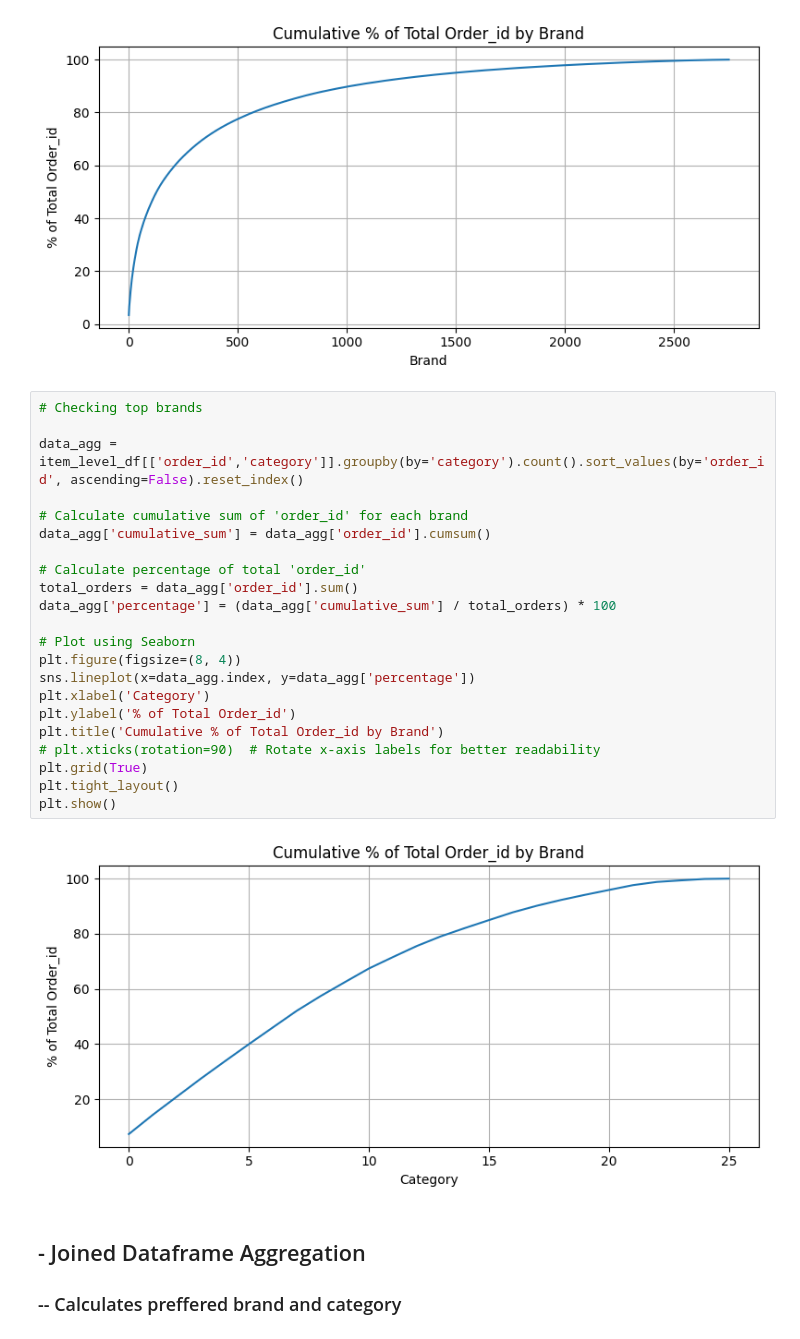
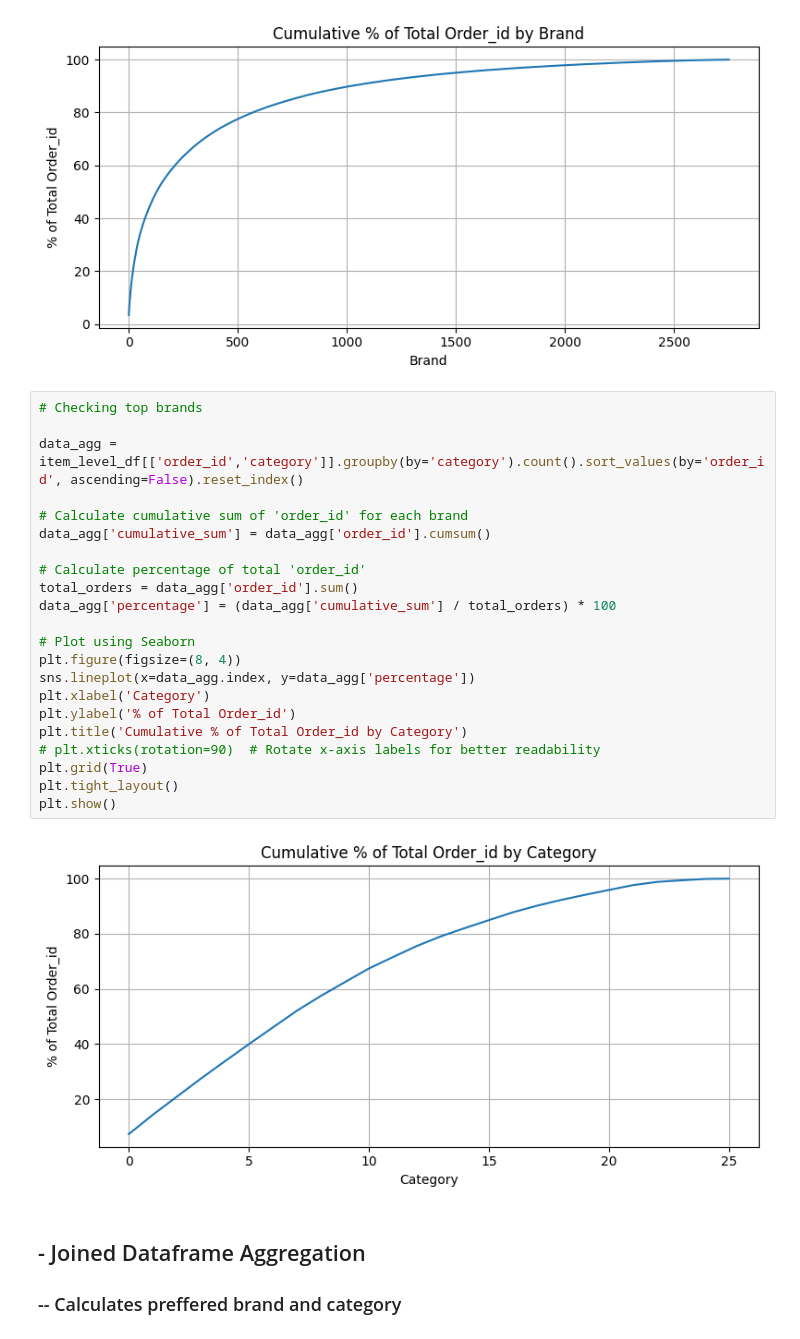
Before and after one commit to wjdals210/clv-the-look, a Jupyter notebook: notebooks/JeongminLee_nb.ipynb, the cells around one changed output. Drawn from its saved outputs; the diff is of its cells as text.

```diff
--- a/notebooks/JeongminLee_nb.ipynb
+++ b/notebooks/JeongminLee_nb.ipynb
@@ -282,27 +282,27 @@ plt.show()
 # %%
 # Checking top brands
 
 data_agg = item_level_df[['order_id','category']].groupby(by='category').count().sort_values(by='order_id', ascending=False).reset_index()
 
 # Calculate cumulative sum of 'order_id' for each brand
 data_agg['cumulative_sum'] = data_agg['order_id'].cumsum()
 
 # Calculate percentage of total 'order_id'
 total_orders = data_agg['order_id'].sum()
 data_agg['percentage'] = (data_agg['cumulative_sum'] / total_orders) * 100
 
 # Plot using Seaborn
 plt.figure(figsize=(8, 4))
 sns.lineplot(x=data_agg.index, y=data_agg['percentage'])
 plt.xlabel('Category')
 plt.ylabel('% of Total Order_id')
-plt.title('Cumulative % of Total Order_id by Brand')
+plt.title('Cumulative % of Total Order_id by Category')
 # plt.xticks(rotation=90)  # Rotate x-axis labels for better readability
 plt.grid(True)
 plt.tight_layout()
 plt.show()
 # %% [output]
-[figure, old version]
+[figure, new version]
 # %% [markdown]
 ## - Joined Dataframe Aggregation
 ### -- Calculates preffered brand and category
```
Also changed, not shown: parts of 7 cells of this notebook, 1 other file.
